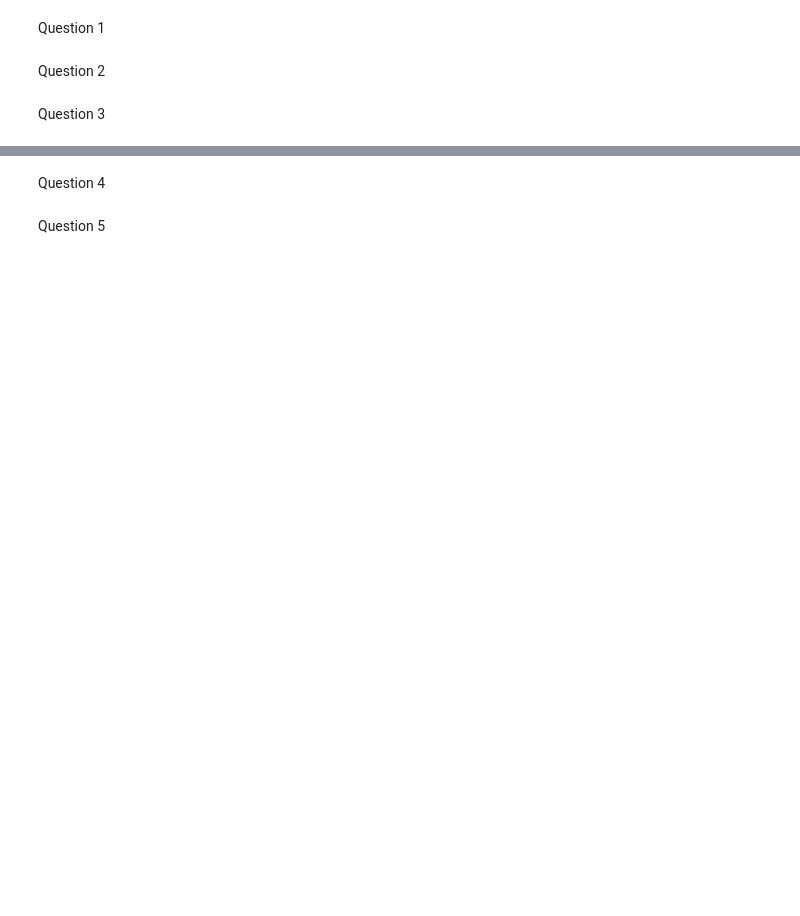
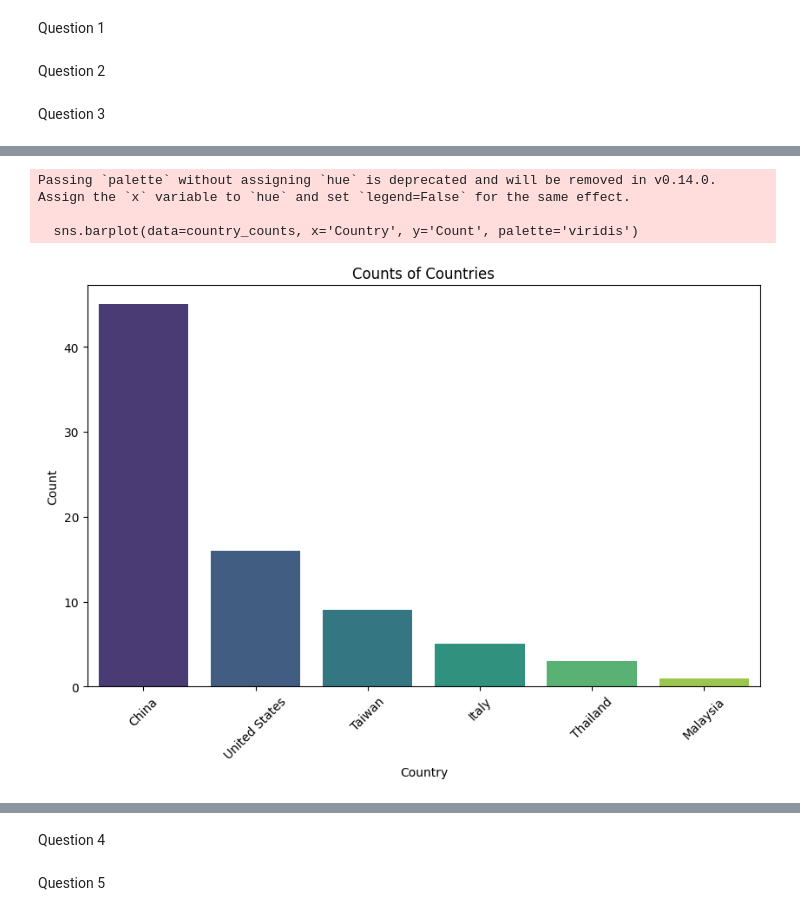
Before and after one commit to EllaThomasson/labs-ds3001, a Jupyter notebook: Lab_Solutions.ipynb, the cells around one changed output, grey strips where cells are left out. Saved outputs shown, nothing was run; the diff lists cells and outputs as text; code cells hidden in the pictures; blank space fills up the shorter version.

```diff
--- a/Lab_Solutions.ipynb
+++ b/Lab_Solutions.ipynb
@@ -9,5 +36,15 @@ Question 1
 url = 'https://www.saferproducts.gov/RestWebServices/Recall?format=json&ProductType=Phone'
 # %% [markdown]
 Question 2
+# %%
+
+# I practiced with the saferproducts.gov API!
+
+url = 'https://www.saferproducts.gov/RestWebServices/' # Location of the API
+query = 'Recall?format=json&ProductType=Exercise' # The query
+response = urllib.request.urlopen(url+query)
+response_bytes = response.read()
+data = json.loads(response_bytes) # Convert response to json
+response.close()
 # %% [markdown]
 Question 3
@@ -13,0 +87,38 @@ Question 3
+# %%
+
+# Here, we are looking at the countries that showed up the most often in this safer products data. Maybe certain countries are more often involved in recalls based on safety concerns.
+
+
+counts = df['country'].value_counts().reset_index()
+counts.columns = ['Country', 'Count']
+
+counts_df = pd.DataFrame(counts)
+
+flattened_countries = []
+for index, row in counts_df.iterrows():
+    countries = row['Country']
+    count = row['Count']
+    if isinstance(countries, list) and countries:  # Check if it's a list and not empty
+        for country in countries:
+            flattened_countries.append((country, count))
+
+flattened_df = pd.DataFrame(flattened_countries, columns=['Country', 'Count'])
+
+
+country_counts = flattened_df.groupby('Country').sum().reset_index()
+country_counts = country_counts.sort_values(by='Count', ascending=False)
+
+
+# plot
+plt.figure(figsize=(10, 6))
+sns.barplot(data=country_counts, x='Country', y='Count', palette='viridis')
+plt.xticks(rotation=45)
+plt.title('Counts of Countries')
+plt.xlabel('Country')
+plt.ylabel('Count')
+plt.show()
+# %% [output]
+Passing `palette` without assigning `hue` is deprecated and will be removed in v0.14.0. Assign the `x` variable to `hue` and set `legend=False` for the same effect.
+
+  sns.barplot(data=country_counts, x='Country', y='Count', palette='viridis')
+[figure, added]
```
Also changed, not shown: parts of 10 cells of this notebook.
